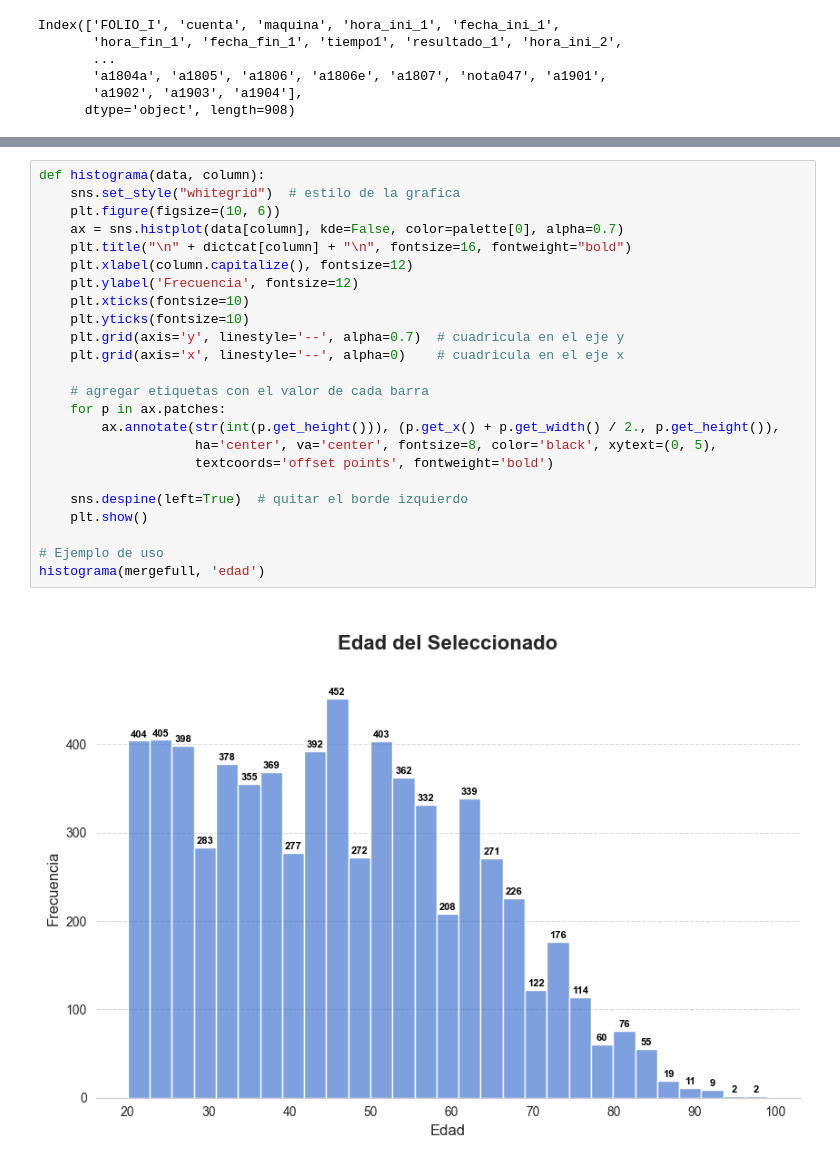
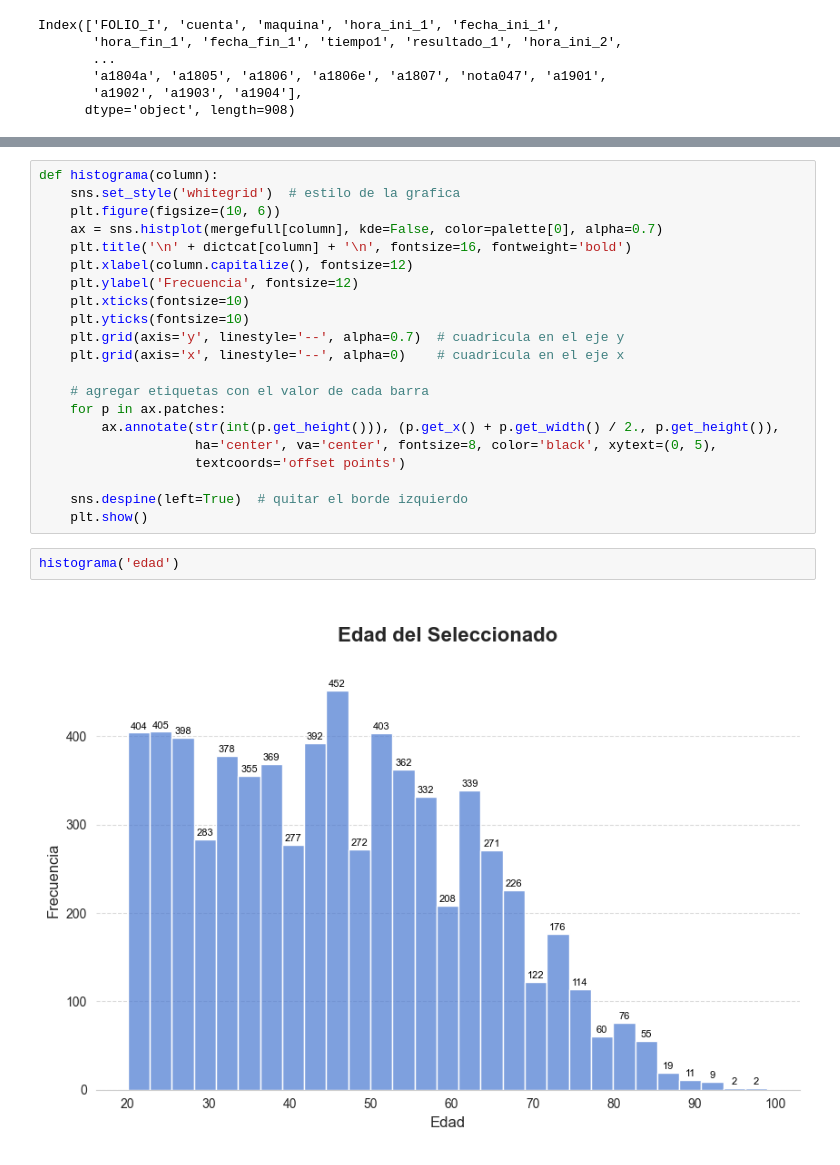
Before and after one commit to heritaco/Data-Mining, a Jupyter notebook: 04-Ensanut/Lab3_Arroyo_Espino_V1.ipynb, the cells around one changed output, grey strips where cells are left out. Saved outputs shown, nothing was run; the diff lists cells and outputs as text.

```diff
--- a/04-Ensanut/Lab3_Arroyo_Espino_V1.ipynb
+++ b/04-Ensanut/Lab3_Arroyo_Espino_V1.ipynb
@@ -243,9 +356,9 @@ box_plot(mergefull, 'edad')
 # %%
-def histograma(data, column):
-    sns.set_style("whitegrid")  # estilo de la grafica
+def histograma(column):
+    sns.set_style('whitegrid')  # estilo de la grafica
     plt.figure(figsize=(10, 6))
-    ax = sns.histplot(data[column], kde=False, color=palette[0], alpha=0.7)
-    plt.title("\n" + dictcat[column] + "\n", fontsize=16, fontweight="bold")
+    ax = sns.histplot(mergefull[column], kde=False, color=palette[0], alpha=0.7)
+    plt.title('\n' + dictcat[column] + '\n', fontsize=16, fontweight='bold')
     plt.xlabel(column.capitalize(), fontsize=12)
     plt.ylabel('Frecuencia', fontsize=12)
     plt.xticks(fontsize=10)
@@ -257,13 +370,12 @@ def histograma(data, column):
     for p in ax.patches:
         ax.annotate(str(int(p.get_height())), (p.get_x() + p.get_width() / 2., p.get_height()),
                     ha='center', va='center', fontsize=8, color='black', xytext=(0, 5),
-                    textcoords='offset points', fontweight='bold')
+                    textcoords='offset points')
 
     sns.despine(left=True)  # quitar el borde izquierdo
     plt.show()
-
-# Ejemplo de uso
-histograma(mergefull, 'edad')
-# %% [output]
-[figure, removed]
+# %%
+histograma('edad')
+# %% [output]
+[figure, added]
 # %%
```
Also changed, not shown: parts of 24 cells of this notebook, 4 other files.
